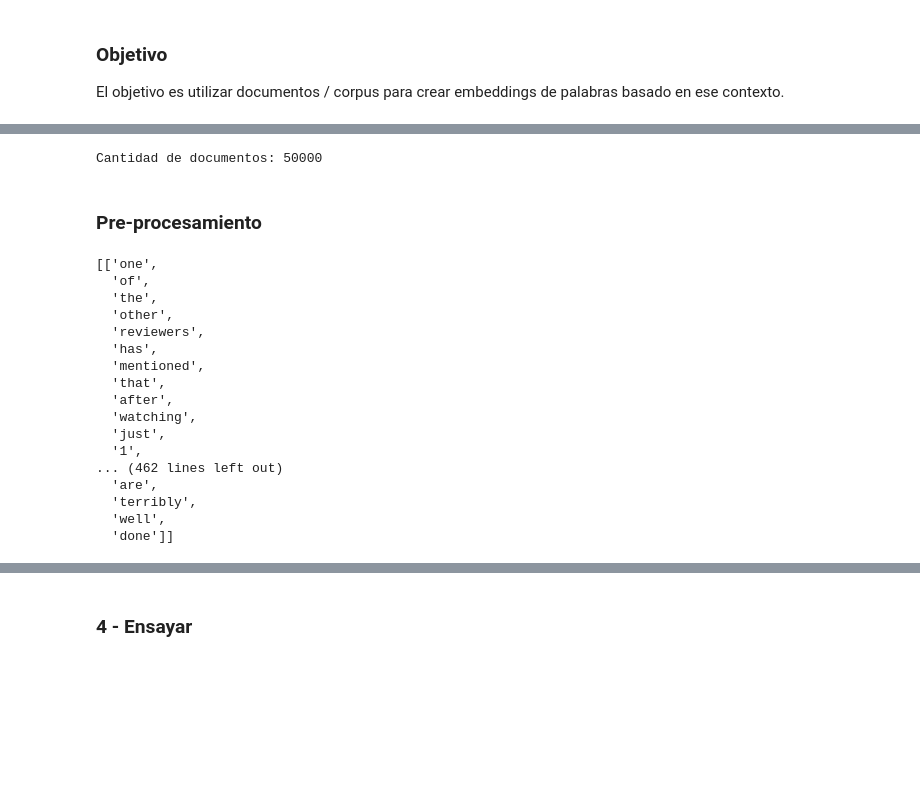
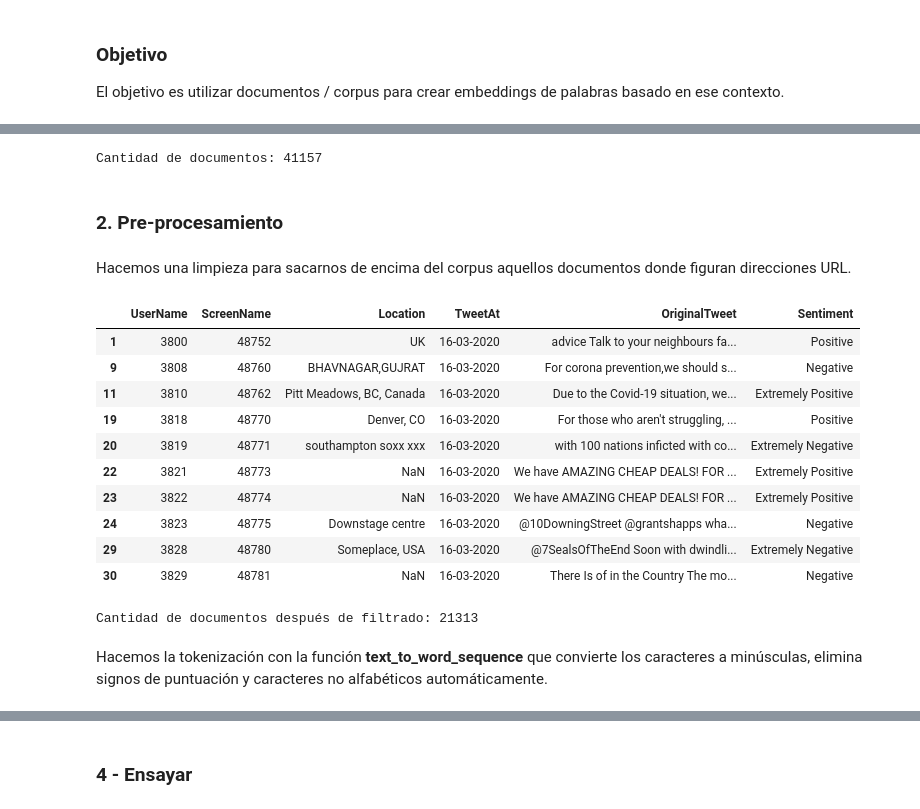
Before and after one commit to bdesia/nlp1, a Jupyter notebook: Desafio_2.ipynb, the cells around one changed output, grey strips where cells are left out. Saved outputs shown, nothing was run; the diff lists cells and outputs as text; code cells hidden in the pictures; blank space fills up the shorter version.

```diff
--- a/Desafio_2.ipynb
+++ b/Desafio_2.ipynb
@@ -34,7 +43,7 @@ Más información del dataset puede encontrarse en http://ai.stanford.edu/~amaas
 import kagglehub
 
 # Download latest version
-path = kagglehub.dataset_download("lakshmi25npathi/imdb-dataset-of-50k-movie-reviews")
+path = kagglehub.dataset_download("datatattle/covid-19-nlp-text-classification")
 
 print("Path to dataset files:", path)
 # %% [output]
@@ -43,5 +52,6 @@ Path to dataset files: C:\Users\badesia\.cache\kagglehub\datasets\lakshmi25npath
 import os
 
 # Dataset name
-os.listdir(path)
+filame_list = os.listdir(path)
+filame_list
 # %% [output]
@@ -49,5 +59,5 @@ os.listdir(path)
 # %%
-# Armar el dataset. Utilizamos "," para separar el review del sentimiento.
-df = pd.read_csv(os.path.join(path, 'IMDB Dataset.csv'), sep=',')
+# Cargamos el dataset
+df = pd.read_csv(os.path.join(path, filame_list[1]), encoding='latin1')
 df.head(10)
 # %% [output]
@@ -65,9 +75,32 @@ df.head(10)
 # %%
 print("Cantidad de documentos:", df.shape[0])
 # %% [output]
-Cantidad de documentos: 50000
+Cantidad de documentos: 41157
 # %% [markdown]
-### Pre-procesamiento
+### 2. Pre-procesamiento
+# %% [markdown]
+Hacemos una limpieza para sacarnos de encima del corpus aquellos documentos donde figuran direcciones URL.
+# %%
+df_filtered = df[~df['OriginalTweet'].str.contains('http', na=False)]
+df_filtered.head(10)
+# %% [output]
+|  | UserName | ScreenName | Location | TweetAt | OriginalTweet | Sentiment |
+| 1 | 3800 | 48752 | UK | 16-03-2020 | advice Talk to your neighbours fa... | Positive |
+| 9 | 3808 | 48760 | BHAVNAGAR,GUJRAT | 16-03-2020 | For corona prevention,we should s... | Negative |
+| 11 | 3810 | 48762 | Pitt Meadows, BC, Canada | 16-03-2020 | Due to the Covid-19 situation, we... | Extremely Positive |
+| 19 | 3818 | 48770 | Denver, CO | 16-03-2020 | For those who aren't struggling, ... | Positive |
+| 20 | 3819 | 48771 | southampton soxx xxx | 16-03-2020 | with 100 nations inficted with co... | Extremely Negative |
+| 22 | 3821 | 48773 | NaN | 16-03-2020 | We have AMAZING CHEAP DEALS! FOR ... | Extremely Positive |
+| 23 | 3822 | 48774 | NaN | 16-03-2020 | We have AMAZING CHEAP DEALS! FOR ... | Extremely Positive |
+| 24 | 3823 | 48775 | Downstage centre | 16-03-2020 | @10DowningStreet @grantshapps wha... | Negative |
+| 29 | 3828 | 48780 | Someplace, USA | 16-03-2020 | @7SealsOfTheEnd Soon with dwindli... | Extremely Negative |
+| 30 | 3829 | 48781 | NaN | 16-03-2020 | There Is of in the Country The mo... | Negative |
+# %%
+print("Cantidad de documentos después de filtrado:", df_filtered.shape[0])
+# %% [output]
+Cantidad de documentos después de filtrado: 21313
+# %% [markdown]
+Hacemos la tokenización con la función **text_to_word_sequence** que convierte los caracteres a minúsculas, elimina signos de puntuación y caracteres no alfabéticos automáticamente.
 # %%
 from tensorflow.keras.preprocessing.text import text_to_word_sequence
 
@@ -78,22 +113 @@ for _, row in df.iterrows():
     sentence_tokens.append(tokens)
-# %%
-# Demos un vistazo
-sentence_tokens[:2]
-# %% [output]
-[['one',
-  'of',
-  'the',
-  'other',
-  'reviewers',
-  'has',
-  'mentioned',
-  'that',
-  'after',
-  'watching',
-  'just',
-  '1',
-... (462 lines left out)
-  'are',
-  'terribly',
-  'well',
-  'done']]
```
Also changed, not shown: parts of 31 cells of this notebook.
